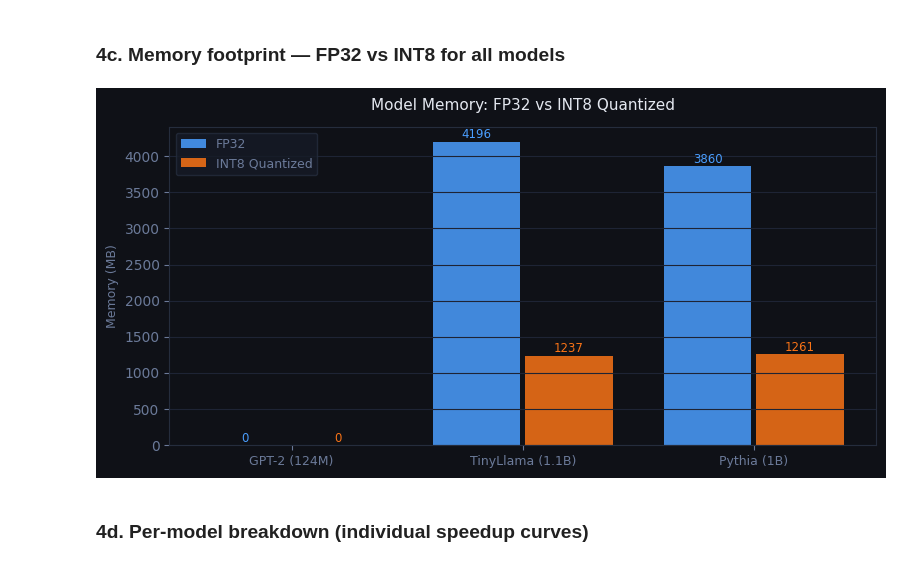
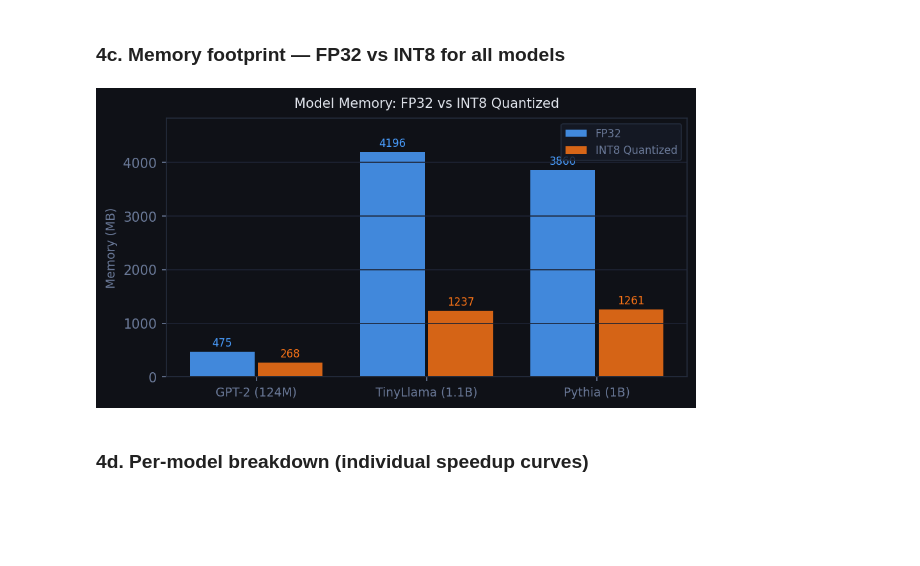
Before and after one commit to ranjan2601/DS-GA-1019, a Jupyter notebook: notebooks/04_final_results.ipynb, the cells around one changed output. Cells and saved outputs as stored; diff of their text form; code cells hidden in the pictures; blank space fills up the shorter version.

```diff
--- a/notebooks/04_final_results.ipynb
+++ b/notebooks/04_final_results.ipynb
@@ -392,39 +368,50 @@ plt.show()
 # %% [markdown]
 ### 4c. Memory footprint — FP32 vs INT8 for all models
 # %%
-fig, ax = plt.subplots(figsize=(8, 4))
+from IPython.display import Image, display
+
+# Known model sizes (FP32 vs INT8 quantized)
+MEMORY_DATA = {
+    "GPT-2 (124M)":     {"fp32_mb": 474.7,  "int8_mb": 268.5},
+    "TinyLlama (1.1B)": {"fp32_mb": 4196.4, "int8_mb": 1236.9},
+    "Pythia (1B)":      {"fp32_mb": 3859.6, "int8_mb": 1260.9},
+}
+
+fig, ax = plt.subplots(figsize=(7, 3.5))
 fig.patch.set_facecolor("#0f1117")
 ax.set_facecolor("#0f1117")
 
 x_mem = np.arange(len(model_labels))
-fp32_sizes = [all_model_results[m]["_meta"]["fp32_mb"] for m in model_labels]
-int8_sizes = [all_model_results[m]["_meta"]["int8_mb"] for m in model_labels]
+fp32_sizes = [MEMORY_DATA[m]["fp32_mb"] for m in model_labels]
+int8_sizes = [MEMORY_DATA[m]["int8_mb"] for m in model_labels]
 
 b1 = ax.bar(x_mem - 0.2, fp32_sizes, 0.38, label="FP32", color="#4a9eff", alpha=0.85, edgecolor="none")
 b2 = ax.bar(x_mem + 0.2, int8_sizes, 0.38, label="INT8 Quantized", color="#f97316", alpha=0.85, edgecolor="none")
 
 for bar, val in zip(b1, fp32_sizes):
-    ax.text(bar.get_x() + bar.get_width()/2, bar.get_height() + 8,
-            f"{val:.0f}", ha="center", va="bottom", fontsize=8.5, color="#4a9eff")
+    ax.text(bar.get_x() + bar.get_width()/2, bar.get_height() + 50,
+            f"{val:.0f}", ha="center", va="bottom", fontsize=8, color="#4a9eff")
 for bar, val in zip(b2, int8_sizes):
-    ax.text(bar.get_x() + bar.get_width()/2, bar.get_height() + 8,
-            f"{val:.0f}", ha="center", va="bottom", fontsize=8.5, color="#f97316")
+    ax.text(bar.get_x() + bar.get_width()/2, bar.get_height() + 50,
+            f"{val:.0f}", ha="center", va="bottom", fontsize=8, color="#f97316")
 
 ax.set_xticks(x_mem)
 ax.set_xticklabels(model_labels, color="#6b7a99", fontsize=9)
 ax.set_ylabel("Memory (MB)", color="#6b7a99", fontsize=9)
-ax.set_title("Model Memory: FP32 vs INT8 Quantized", color="#e4e8f0", fontsize=11, pad=12)
+ax.set_title("Model Memory: FP32 vs INT8 Quantized", color="#e4e8f0", fontsize=10, pad=8)
 ax.tick_params(colors="#6b7a99")
 ax.spines[:].set_color("#252d3d")
 ax.grid(axis="y", color="#1e2435", linewidth=0.8)
-ax.legend(labelcolor="#6b7a99", facecolor="#161b27", edgecolor="#252d3d", fontsize=9)
-ax.set_ylim(bottom=0)
+ax.legend(labelcolor="#6b7a99", facecolor="#161b27", edgecolor="#252d3d", fontsize=8, loc="upper right")
+ax.set_ylim(0, max(fp32_sizes) * 1.15)
 
-plt.tight_layout()
-fig.savefig("../benchmark_results/final_memory_comparison.png", dpi=150, facecolor=fig.get_facecolor())
-plt.show()
+png_path = "../benchmark_results/final_memory_comparison.png"
+fig.savefig(png_path, dpi=150, bbox_inches="tight", facecolor=fig.get_facecolor())
+plt.close(fig)
+
+display(Image(filename=png_path, width=600))
 # %% [output]
-[figure, old version]
+[figure, new version]
 # %% [markdown]
 ### 4d. Per-model breakdown (individual speedup curves)
 # %%
```
Also changed, not shown: parts of 5 cells of this notebook, 4 other files.
